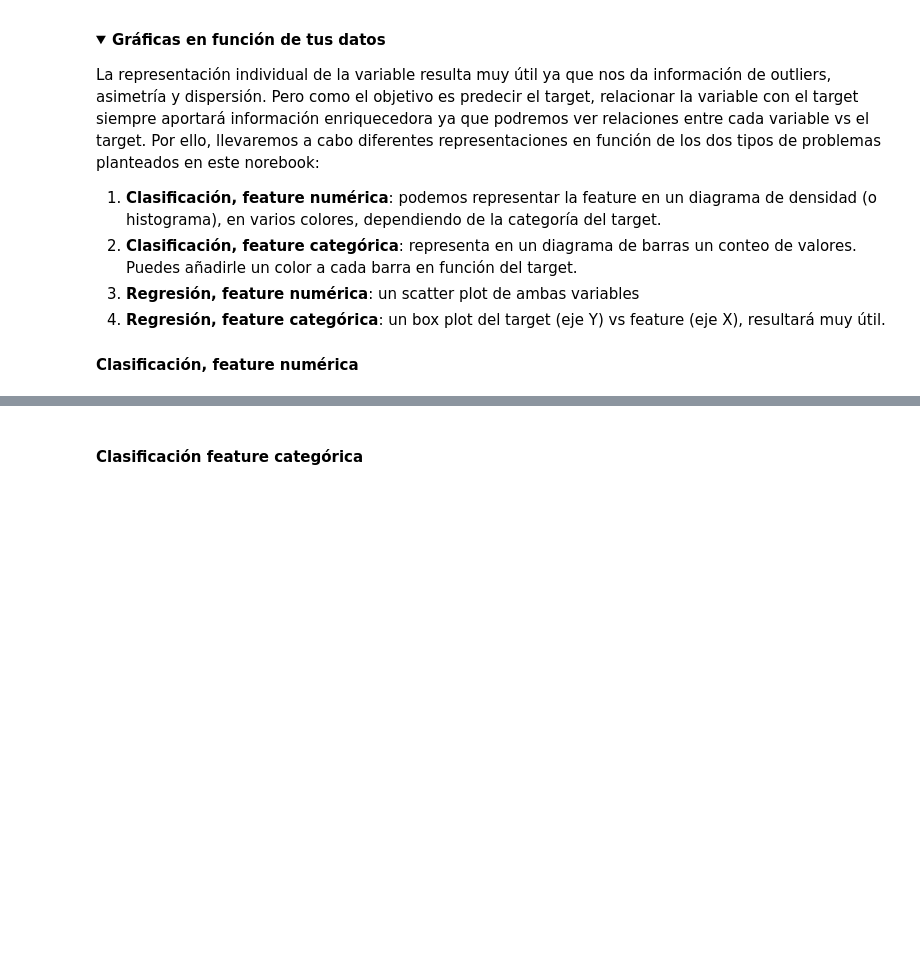
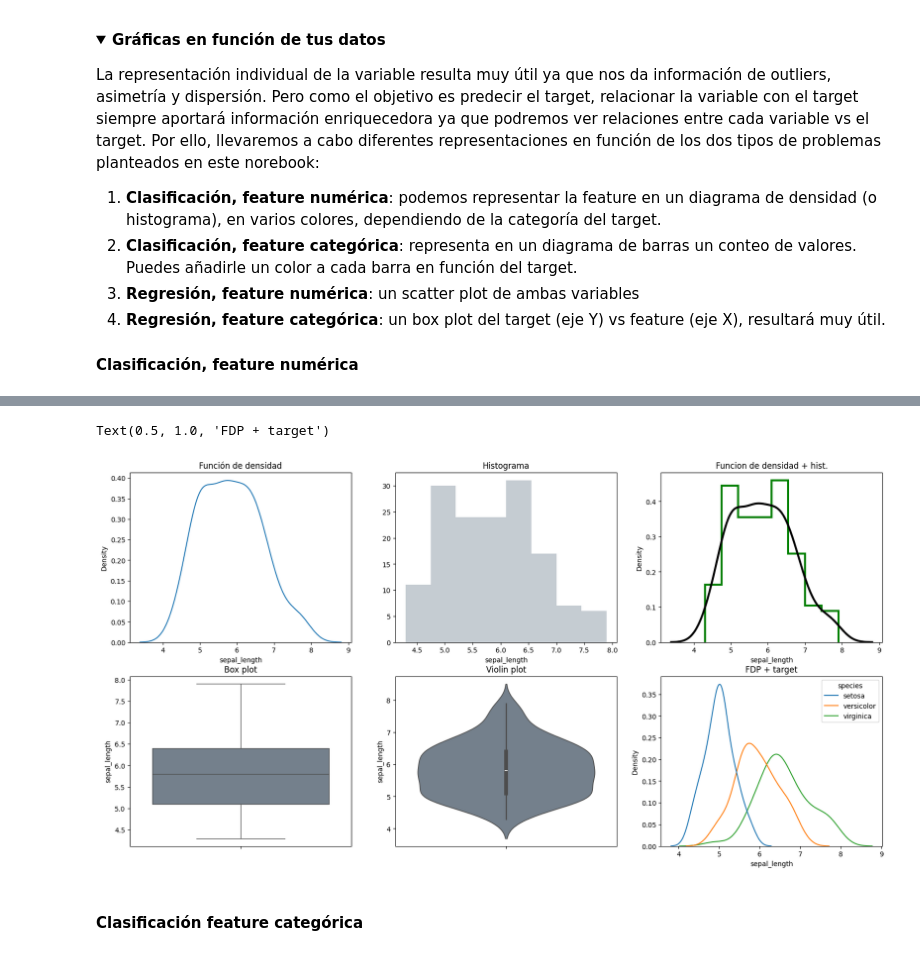
Before and after one commit to mariasanvals/DS_Online_Feb24, a Jupyter notebook: 04_Machine_Learning/Sprint_17/Unidad_02_NLP/Live_Session/ML_Guide.ipynb, the cells around one changed output, grey strips where cells are left out. Drawn from its saved outputs; the diff is of its cells as text; code cells hidden in the pictures; folded sections open; blank space fills up the shorter version.

```diff
--- a/04_Machine_Learning/Sprint_17/Unidad_02_NLP/Live_Session/ML_Guide.ipynb
+++ b/04_Machine_Learning/Sprint_17/Unidad_02_NLP/Live_Session/ML_Guide.ipynb
@@ -76,27 +96,17 @@ En este notebook encontrarás una guía de cómo afrontar un problema de Machine
 # %% [markdown]
 <img src="./img/ml_pipeline.png" alt="drawing" width="650"/>
 # %%
-import warnings
-import pandas as pd
-import numpy as np
-import seaborn as sns
-import matplotlib.pyplot as plt
-from scipy import stats
 
-from sklearn.datasets import load_boston
-from sklearn.model_selection import train_test_split
-from sklearn.datasets import load_iris
 
 
 warnings.filterwarnings("ignore")
 
+#iris_df = pd.DataFrame(load_iris()["data"],columns=load_iris()["feature_names"])
+#iris_df["target"] = load_iris()["target_names"][load_iris()["target"]]
 
-iris_df = pd.DataFrame(load_iris()["data"],columns=load_iris()["feature_names"])
-iris_df["target"] = load_iris()["target_names"][load_iris()["target"]]
+#titanic_df = sns.load_dataset('titanic')
 
-titanic_df = sns.load_dataset('titanic')
+#diamonds_df = sns.load_dataset('diamonds')
 
-diamonds_df = sns.load_dataset('diamonds')
-
-boston_df = pd.DataFrame(load_boston()["data"],columns=load_boston()["feature_names"])
-boston_df["target"] = load_boston()["target"]
+#boston_df = pd.DataFrame(load_boston()["data"],columns=load_boston()["feature_names"])
+#boston_df["target"] = load_boston()["target"]
@@ -575,39 +618,42 @@ La representación individual de la variable resulta muy útil ya que nos da inf
 # %%
 fig, axes = plt.subplots(2, 3, figsize=(20, 10))
 
 # Funcion de densidad
-sns.distplot(iris_df['sepal length (cm)'], hist = False, ax=axes[0, 0])
+sns.distplot(iris_df['sepal_length'], hist = False, ax=axes[0, 0])
 axes[0, 0].set_title("Función de densidad")
 
 # Histograma
-sns.distplot(iris_df['sepal length (cm)'],
+sns.distplot(iris_df['sepal_length'],
              kde=False,
              color='slategray',
              ax=axes[0, 1]);
 
 axes[0, 1].set_title("Histograma")
 
 # Funcion de densidad + histograma
-sns.distplot(iris_df['sepal length (cm)'],
+sns.distplot(iris_df['sepal_length'],
             kde_kws={"color": "k", "lw": 3, "label": "KDE"},
             hist_kws={"histtype": "step", "linewidth": 3,
                       "alpha": 1, "color": "g"},
              ax=axes[0, 2])
 
 axes[0, 2].set_title("Funcion de densidad + hist.")
 
 # Boxplot
-sns.boxplot(iris_df['sepal length (cm)'], color="slategray", ax=axes[1, 0])
+sns.boxplot(iris_df['sepal_length'], color="slategray", ax=axes[1, 0])
 axes[1, 0].set_title("Box plot")
 
 # Violin plot
-sns.violinplot(iris_df['sepal length (cm)'], color="slategray", ax=axes[1, 1])
+sns.violinplot(iris_df['sepal_length'], color="slategray", ax=axes[1, 1])
 axes[1, 1].set_title("Violin plot")
 
 
 # Funcion de densidad + target
-sns.kdeplot(data=iris_df, x='sepal length (cm)', hue = 'target', ax=axes[1, 2])
-axes[1, 2].set_title("FDP + target");
+sns.kdeplot(data=iris_df, x='sepal_length', hue = 'species', ax=axes[1, 2])
+axes[1, 2].set_title("FDP + target")
+# %% [output]
+Text(0.5, 1.0, 'FDP + target')
+[figure, added]
 # %% [markdown]
 #### Clasificación feature categórica
 # %%
```
Also changed, not shown: parts of 33 cells of this notebook, 5 other files.
